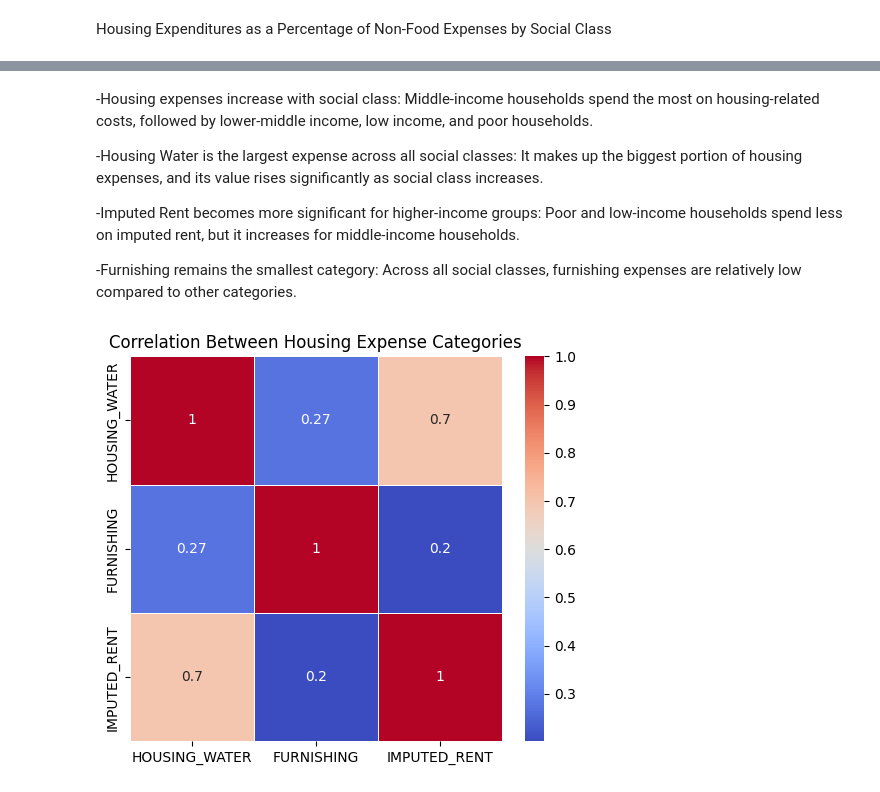
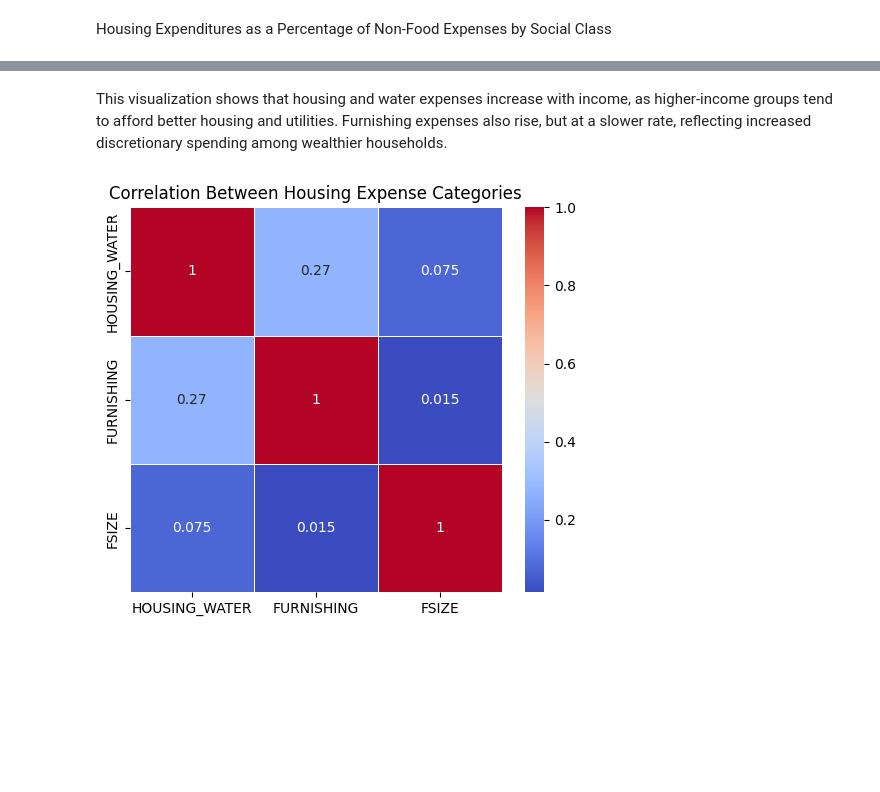
Before and after one commit to JoshuaEntrata/Data-Mining-Prelims-Project, a Jupyter notebook: notebooks/eda/housing.ipynb, the cells around one changed output, grey strips where cells are left out. Drawn from its saved outputs; the diff is of its cells as text; code cells hidden in the pictures; blank space fills up the shorter version.

Commit message:
Update housing.ipynb
removed imputed rent

```diff
--- a/notebooks/eda/housing.ipynb
+++ b/notebooks/eda/housing.ipynb
@@ -89,15 +89,9 @@ plt.show()
-# %% [markdown]
--Housing expenses increase with social class: Middle-income households spend the most on housing-related costs, followed by lower-middle income, low income, and poor households.
-
--Housing Water is the largest expense across all social classes: It makes up the biggest portion of housing expenses, and its value rises significantly as social class increases.
-
--Imputed Rent becomes more significant for higher-income groups: Poor and low-income households spend less on imputed rent, but it increases for middle-income households.
-
--Furnishing remains the smallest category: Across all social classes, furnishing expenses are relatively low compared to other categories.
+# %% [markdown]
+This visualization shows that housing and water expenses increase with income, as higher-income groups tend to afford better housing and utilities. Furnishing expenses also rise, but at a slower rate, reflecting increased discretionary spending among wealthier households.
 # %%
 plt.figure(figsize=(6, 5))
-sns.heatmap(final_fies[['HOUSING_WATER', 'FURNISHING', 'IMPUTED_RENT']].corr(), annot=True, cmap="coolwarm", linewidths=0.5)
+sns.heatmap(final_fies[['HOUSING_WATER', 'FURNISHING', 'FSIZE']].corr(), annot=True, cmap="coolwarm", linewidths=0.5)
 plt.title("Correlation Between Housing Expense Categories")
 plt.show()
 # %% [output]
-[figure, old version]
+[figure, new version]
```
Also changed, not shown: parts of 8 cells of this notebook.
